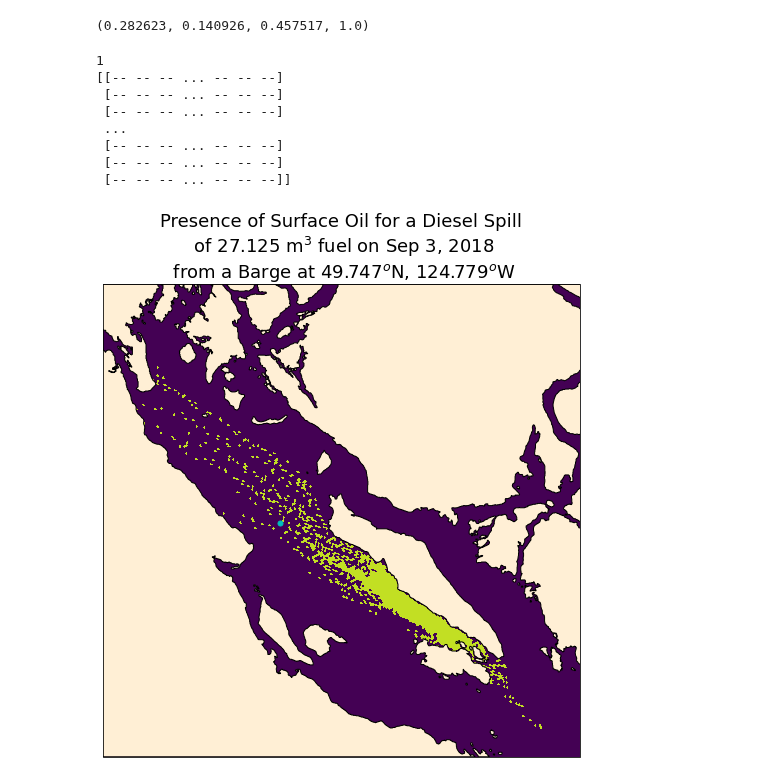
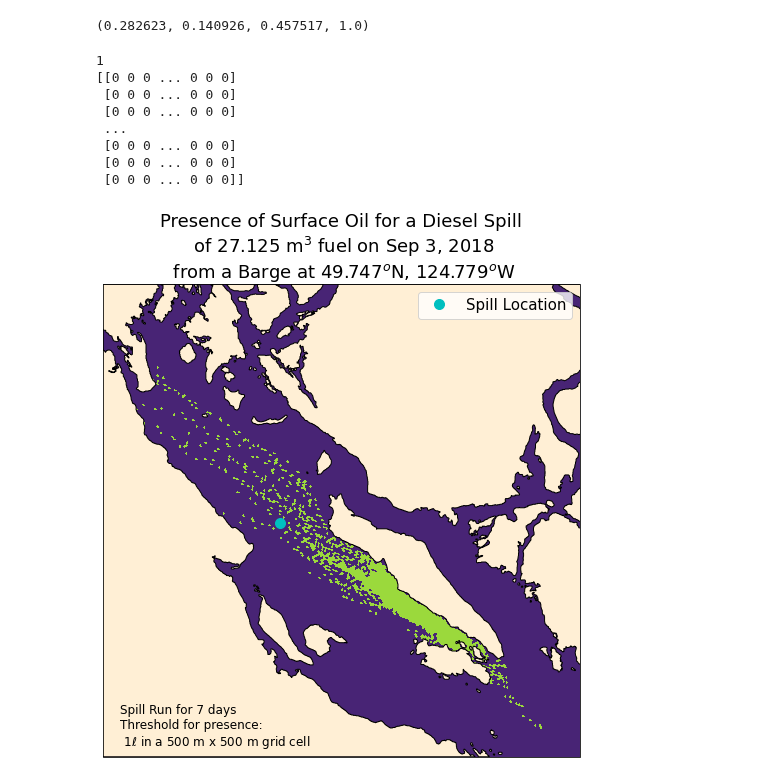
Before and after one commit to MIDOSS/Visualization, a Jupyter notebook: Oil-Presence_SingleSpill.ipynb, the cells around one changed output. Drawn from its saved outputs; the diff is of its cells as text; code cells hidden in the pictures.

Commit message:
Change color add legend

```diff
--- a/Oil-Presence_SingleSpill.ipynb
+++ b/Oil-Presence_SingleSpill.ipynb
@@ -33,33 +33,37 @@ raw = data.OilWaterColumnOilVol_3D[:, 39].values.sum(axis=0)
 # %%
 oil_array = (raw > 0.001).astype(int)
 print (oil_array.max())
-oil = np.ma.masked_array(oil_array, oil_array < 0.01)  #mask anything less than 1%
+#oil = np.ma.masked_array(oil_array, oil_array < 0.01)  #mask anything less than 1%
+oil = oil_array
 print (oil)
 # %% [output]
 1
-[[-- -- -- ... -- -- --]
- [-- -- -- ... -- -- --]
- [-- -- -- ... -- -- --]
+[[0 0 0 ... 0 0 0]
+ [0 0 0 ... 0 0 0]
+ [0 0 0 ... 0 0 0]
  ...
- [-- -- -- ... -- -- --]
- [-- -- -- ... -- -- --]
- [-- -- -- ... -- -- --]]
+ [0 0 0 ... 0 0 0]
+ [0 0 0 ... 0 0 0]
+ [0 0 0 ... 0 0 0]]
 # %%
 fig = plt.figure(figsize=(10, 8))
 xlim, ylim = [-125.3, -123.9], [49.3, 50.2]
 ax = plt.axes(projection=crs.Mercator(np.mean(xlim), *ylim))
 ax.set_extent(xlim + ylim)
 ax.add_feature(feature.GSHHSFeature('full', edgecolor='k', facecolor=landcolour), zorder=2)
 
 C = ax.pcolormesh(
-    mesh.nav_lon[imin:imax, jmin:jmax], mesh.nav_lat[imin:imax, jmin:jmax], oil*100, vmax=110, vmin=0,
+    mesh.nav_lon[imin:imax, jmin:jmax], mesh.nav_lat[imin:imax, jmin:jmax], 10+oil*75,  vmax=100, vmin=0,
     transform=crs.PlateCarree(), zorder=1, cmap=viridis
 )
-ax.plot(-124.779, 49.747, 'co', zorder=3, markersize=5, transform=crs.PlateCarree())
-#cb = fig.colorbar(C, ax=ax);
+ax.plot(-124.779, 49.747, 'co', zorder=3, markersize=10, transform=crs.PlateCarree(), label="Spill Location")
+ax.legend(loc='upper right')
+#b = fig.colorbar(C, ax=ax);
 #cb.set_label('Presence (%)')
 ax.set_title("Presence of Surface Oil for a Diesel Spill\n of 27.125 m$^3$ fuel on Sep 3, 2018\n from a Barge at 49.747$^o$N, 124.779$^o$W");
 fig.tight_layout()
+ax.text(-125.25, 49.32, 'Spill Run for 7 days\nThreshold for presence:\n 1$\ell$ in a 500 m x 500 m grid cell',
+       transform=crs.PlateCarree(), fontsize=12)
 fig.savefig('Single_1B_pcolormesh.png')
 # %% [output]
-[figure, old version]
+[figure, new version]
```
